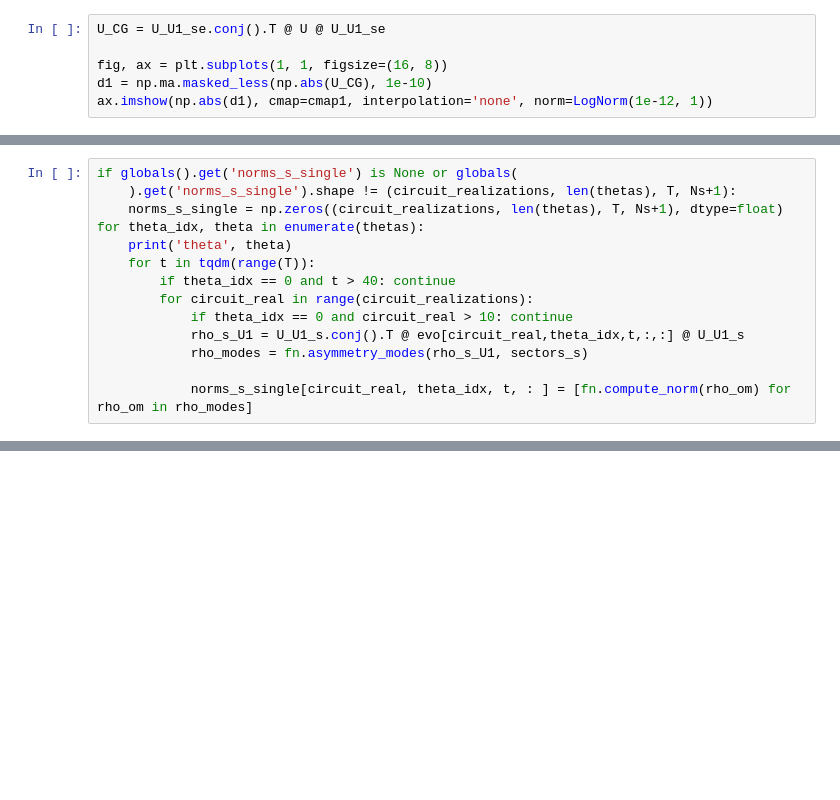
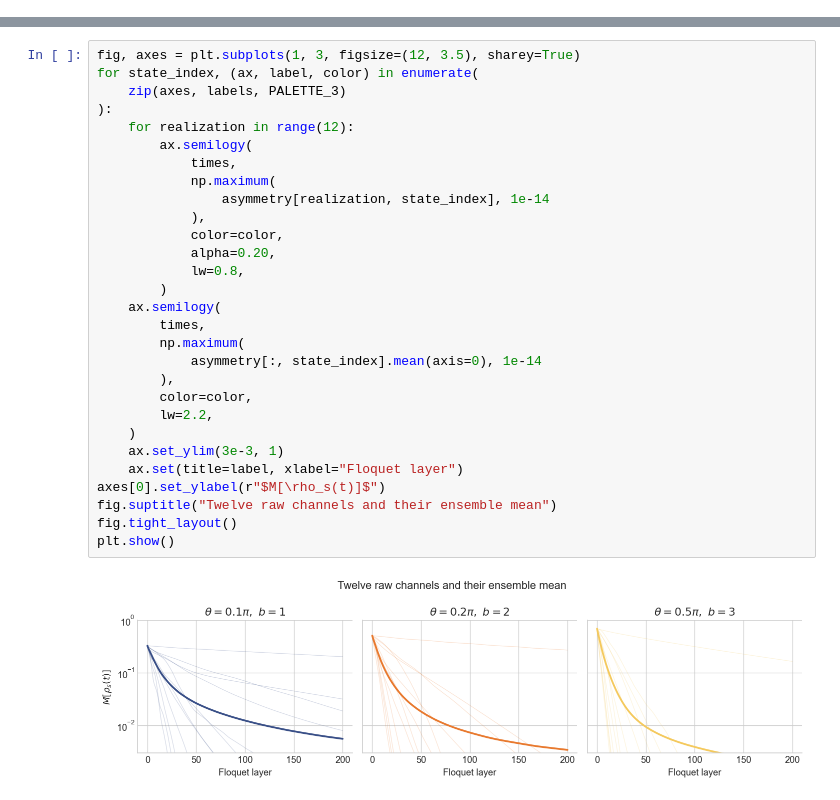
Before and after one commit to alessum/resource_theory_mpemba, a Jupyter notebook: asymm_ex4.ipynb, the cells around one changed output, grey strips where cells are left out. Saved outputs shown, nothing was run; the diff lists cells and outputs as text; blank space fills up the shorter version.

```diff
--- a/asymm_ex4.ipynb
+++ b/asymm_ex4.ipynb
@@ -938,6 +0,0 @@ for circuit_realization in range(circuit_realizations):
-# %%
-U_CG = U_U1_se.conj().T @ U @ U_U1_se
-
-fig, ax = plt.subplots(1, 1, figsize=(16, 8))
-d1 = np.ma.masked_less(np.abs(U_CG), 1e-10)
-ax.imshow(np.abs(d1), cmap=cmap1, interpolation='none', norm=LogNorm(1e-12, 1))
@@ -2406,14 +0,0 @@ np.sum(np.abs(rho_s_untw))
-# %%
-if globals().get('norms_s_single') is None or globals(
-    ).get('norms_s_single').shape != (circuit_realizations, len(thetas), T, Ns+1):
-    norms_s_single = np.zeros((circuit_realizations, len(thetas), T, Ns+1), dtype=float)
-for theta_idx, theta in enumerate(thetas):
-    print('theta', theta)
-    for t in tqdm(range(T)):
-        if theta_idx == 0 and t > 40: continue
-        for circuit_real in range(circuit_realizations):
-            if theta_idx == 0 and circuit_real > 10: continue
-            rho_s_U1 = U_U1_s.conj().T @ evo[circuit_real,theta_idx,t,:,:] @ U_U1_s
-            rho_modes = fn.asymmetry_modes(rho_s_U1, sectors_s)
-
-            norms_s_single[circuit_real, theta_idx, t, : ] = [fn.compute_norm(rho_om) for rho_om in rho_modes]
@@ -2565,0 +142,31 @@ print(f"\nMax |off‐diagonal| = {off_diag_max:.2e}")
+# %%
+fig, axes = plt.subplots(1, 3, figsize=(12, 3.5), sharey=True)
+for state_index, (ax, label, color) in enumerate(
+    zip(axes, labels, PALETTE_3)
+):
+    for realization in range(12):
+        ax.semilogy(
+            times,
+            np.maximum(
+                asymmetry[realization, state_index], 1e-14
+            ),
+            color=color,
+            alpha=0.20,
+            lw=0.8,
+        )
+    ax.semilogy(
+        times,
+        np.maximum(
+            asymmetry[:, state_index].mean(axis=0), 1e-14
+        ),
+        color=color,
+        lw=2.2,
+    )
+    ax.set_ylim(3e-3, 1)
+    ax.set(title=label, xlabel="Floquet layer")
+axes[0].set_ylabel(r"$M[\rho_s(t)]$")
+fig.suptitle("Twelve raw channels and their ensemble mean")
+fig.tight_layout()
+plt.show()
+# %% [output]
+[figure, added]
```
Also changed, not shown: parts of 75 cells of this notebook, 24 other files.
